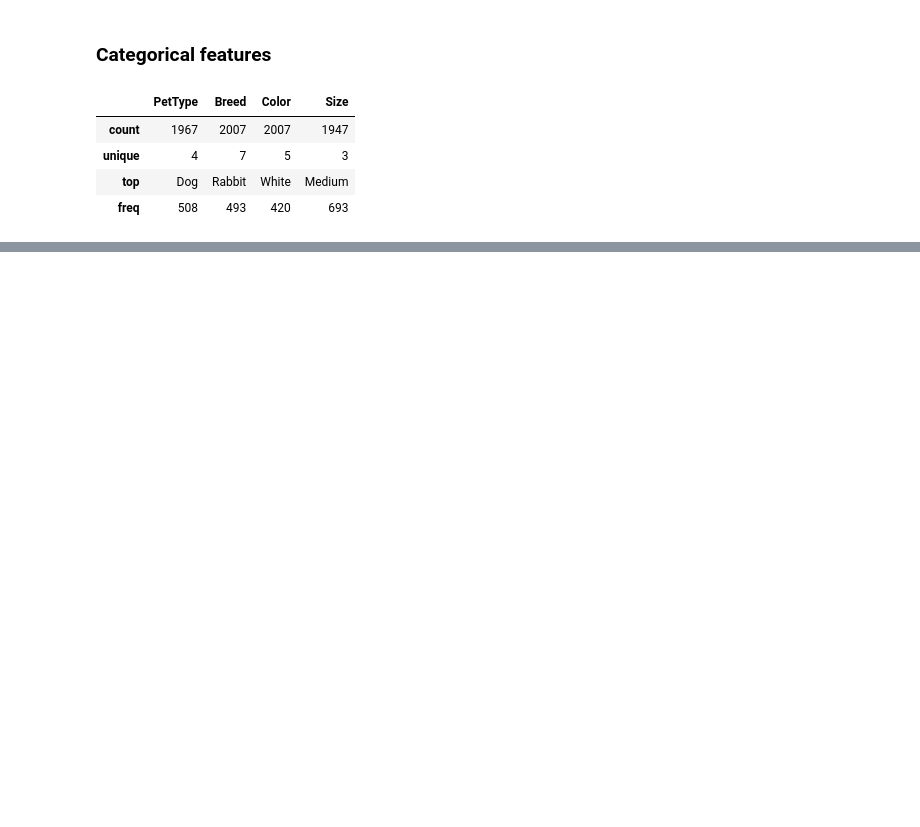
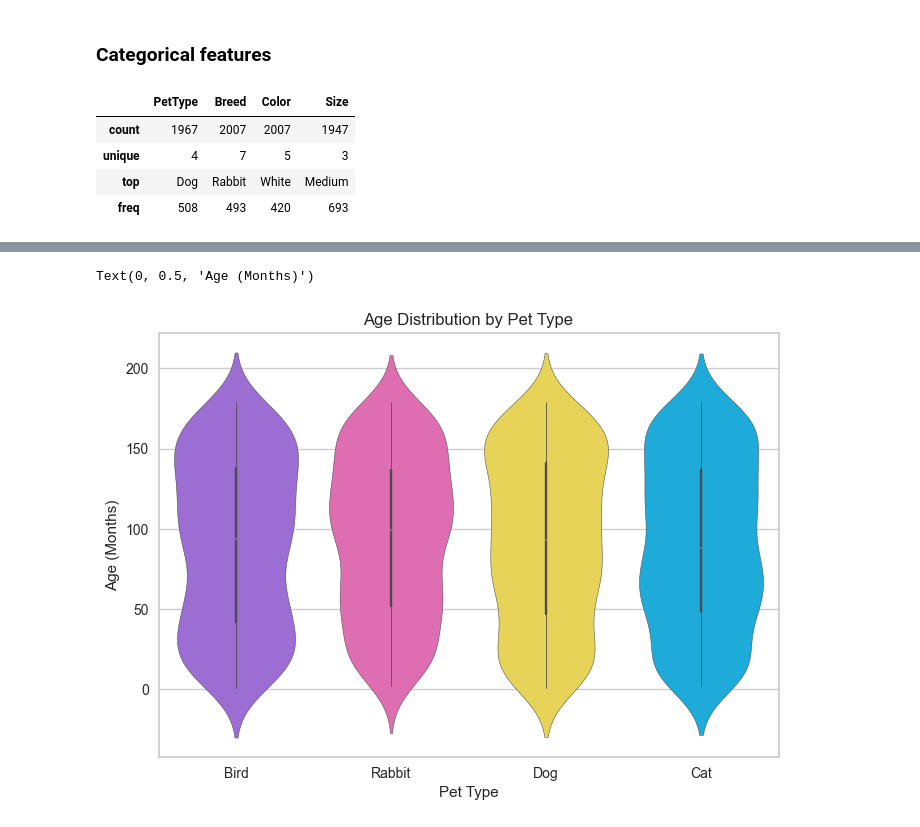
Before and after one commit to IzaSiemieniuk/pk_advanced_machine_learning, a Jupyter notebook: pet_adoption.ipynb, the cells around one changed output, grey strips where cells are left out. Cells and saved outputs as stored; diff of their text form; code cells hidden in the pictures; blank space fills up the shorter version.

```diff
--- a/pet_adoption.ipynb
+++ b/pet_adoption.ipynb
@@ -370,0 +419,16 @@ NaN        60     2.99
+# %%
+sns.violinplot(
+    data=df,
+    x='PetType',
+    y='AgeMonths',
+    palette=colors[:4],
+    hue='PetType',
+    legend=False
+)
+
+plt.title('Age Distribution by Pet Type')
+plt.xlabel('Pet Type')
+plt.ylabel('Age (Months)')
+# %% [output]
+Text(0, 0.5, 'Age (Months)')
+[figure, added]
```
Also changed, not shown: parts of 61 cells of this notebook.
